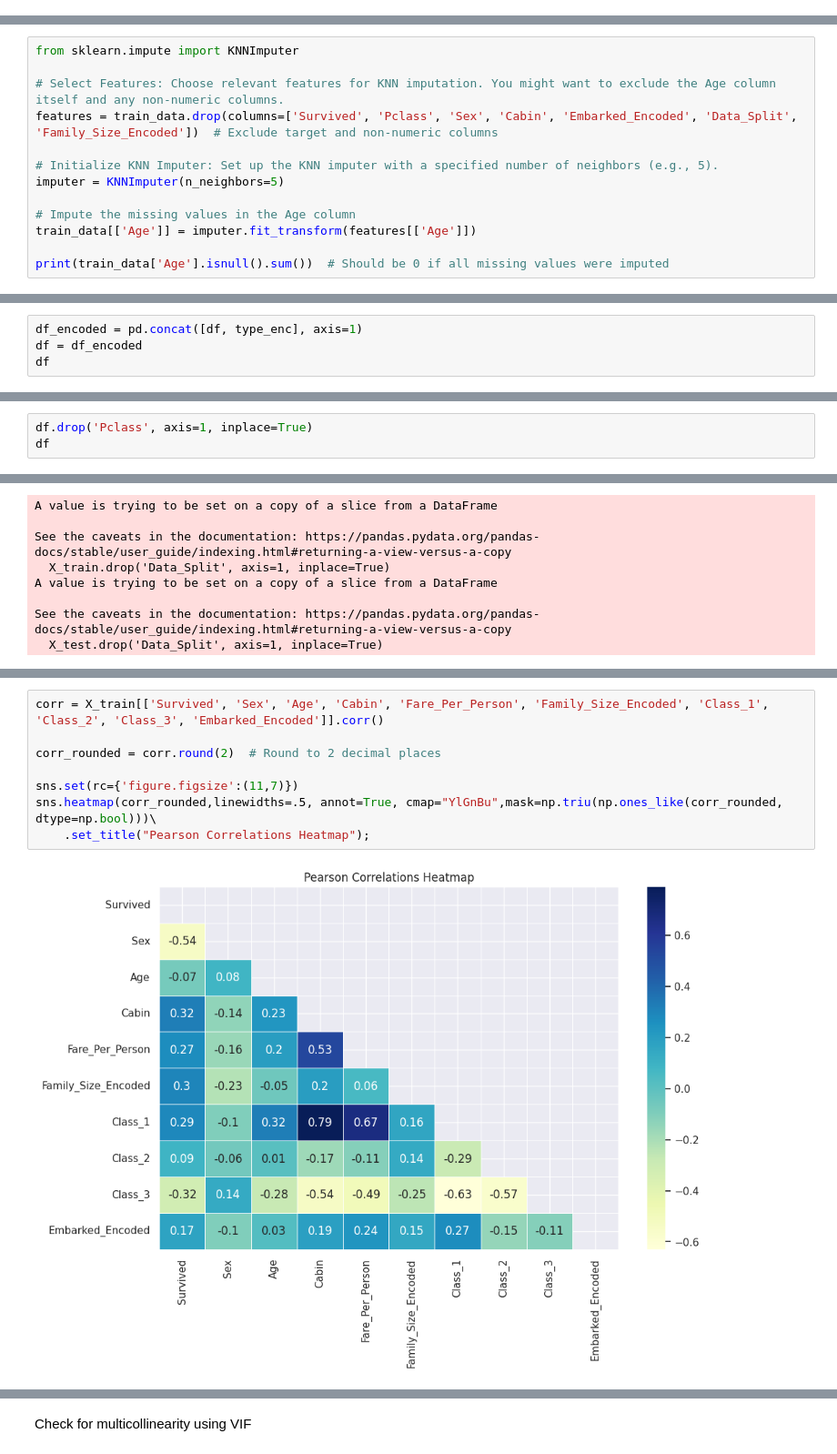
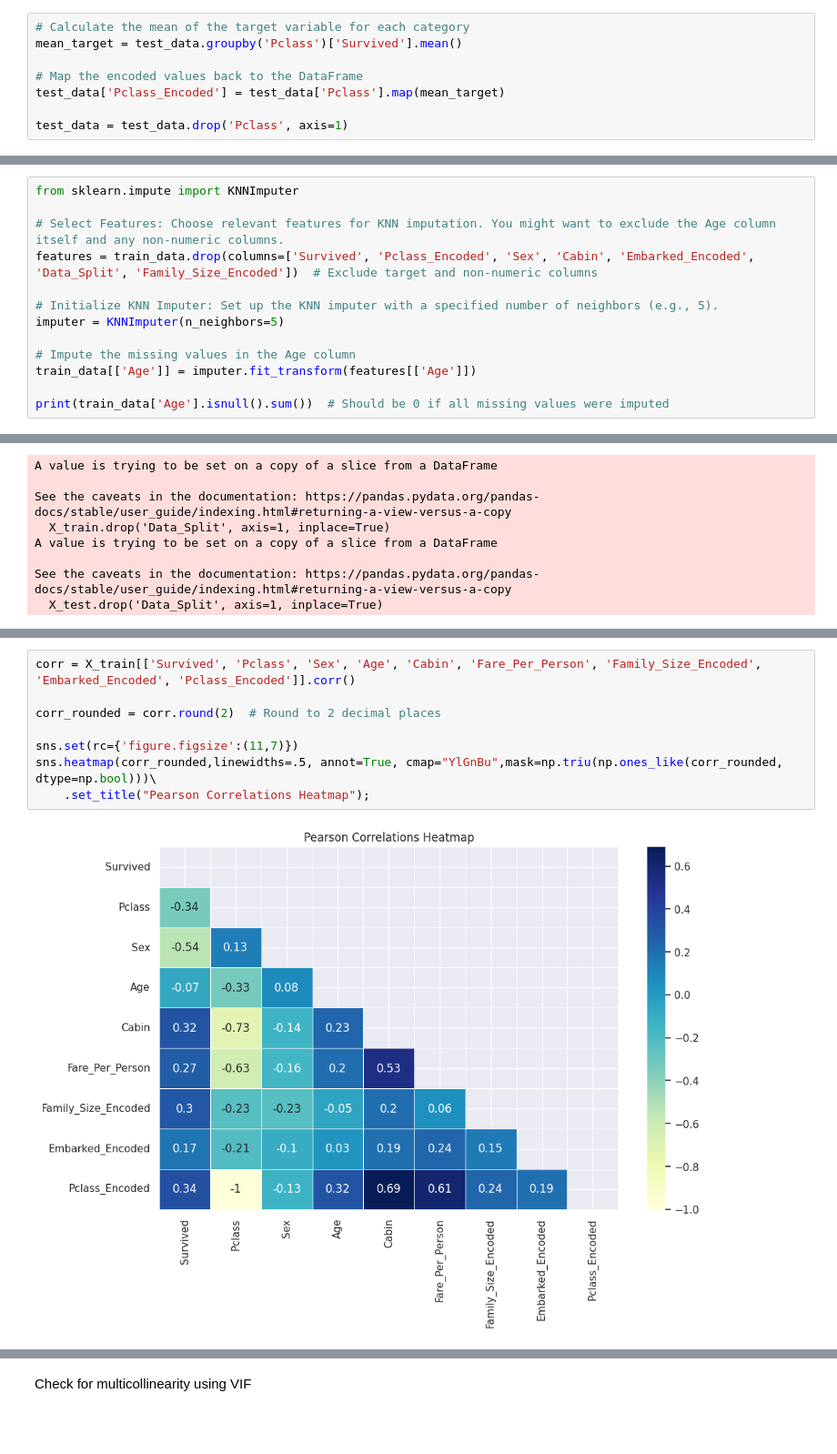
Before and after one commit to Bladys0710/titanic-ml-project, a Jupyter notebook: notebooks/01_EDA_and_PreProcessing.ipynb, the cells around one changed output, grey strips where cells are left out. Shown at 91% size. Cells and saved outputs as stored; diff of their text form; blank space fills up the shorter version.

```diff
--- a/notebooks/01_EDA_and_PreProcessing.ipynb
+++ b/notebooks/01_EDA_and_PreProcessing.ipynb
@@ -425,3 +467,11 @@ plt.show()
+# %%
+# Calculate the mean of the target variable for each category
+mean_target = test_data.groupby('Pclass')['Survived'].mean()
+
+# Map the encoded values back to the DataFrame
+test_data['Pclass_Encoded'] = test_data['Pclass'].map(mean_target)
+
+test_data = test_data.drop('Pclass', axis=1)
 # %%
 import pandas as pd
 import seaborn as sns
@@ -494,7 +544,7 @@ KNN Imputation of missing values
 from sklearn.impute import KNNImputer
 
 # Select Features: Choose relevant features for KNN imputation. You might want to exclude the Age column itself and any non-numeric columns.
-features = train_data.drop(columns=['Survived', 'Pclass', 'Sex', 'Cabin', 'Embarked_Encoded', 'Data_Split', 'Family_Size_Encoded'])  # Exclude target and non-numeric columns
+features = train_data.drop(columns=['Survived', 'Pclass_Encoded', 'Sex', 'Cabin', 'Embarked_Encoded', 'Data_Split', 'Family_Size_Encoded'])  # Exclude target and non-numeric columns
 
 # Initialize KNN Imputer: Set up the KNN imputer with a specified number of neighbors (e.g., 5).
 imputer = KNNImputer(n_neighbors=5)
@@ -712,4 +717,0 @@ print(type_enc_drop)
-# %%
-df_encoded = pd.concat([df, type_enc], axis=1)
-df = df_encoded
-df
@@ -730,3 +717,0 @@ df
-# %%
-df.drop('Pclass', axis=1, inplace=True)
-df
@@ -792,11 +746,11 @@ print(list(X_train.columns))
 # %%
-corr = X_train[['Survived', 'Sex', 'Age', 'Cabin', 'Fare_Per_Person', 'Family_Size_Encoded', 'Class_1', 'Class_2', 'Class_3', 'Embarked_Encoded']].corr()
+corr = X_train[['Survived', 'Pclass', 'Sex', 'Age', 'Cabin', 'Fare_Per_Person', 'Family_Size_Encoded', 'Embarked_Encoded', 'Pclass_Encoded']].corr()
 
 corr_rounded = corr.round(2)  # Round to 2 decimal places
 
 sns.set(rc={'figure.figsize':(11,7)})
 sns.heatmap(corr_rounded,linewidths=.5, annot=True, cmap="YlGnBu",mask=np.triu(np.ones_like(corr_rounded, dtype=np.bool)))\
     .set_title("Pearson Correlations Heatmap");
 # %% [output]
-[figure, old version]
+[figure, new version]
 # %%
```
Also changed, not shown: parts of 26 cells of this notebook, 3 other files.
